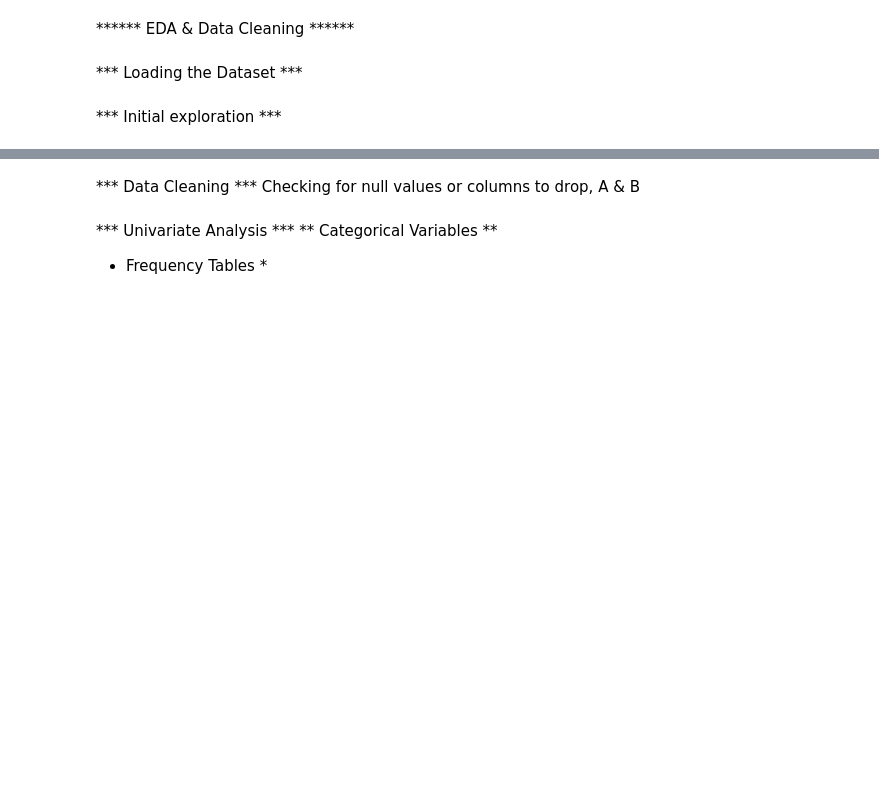
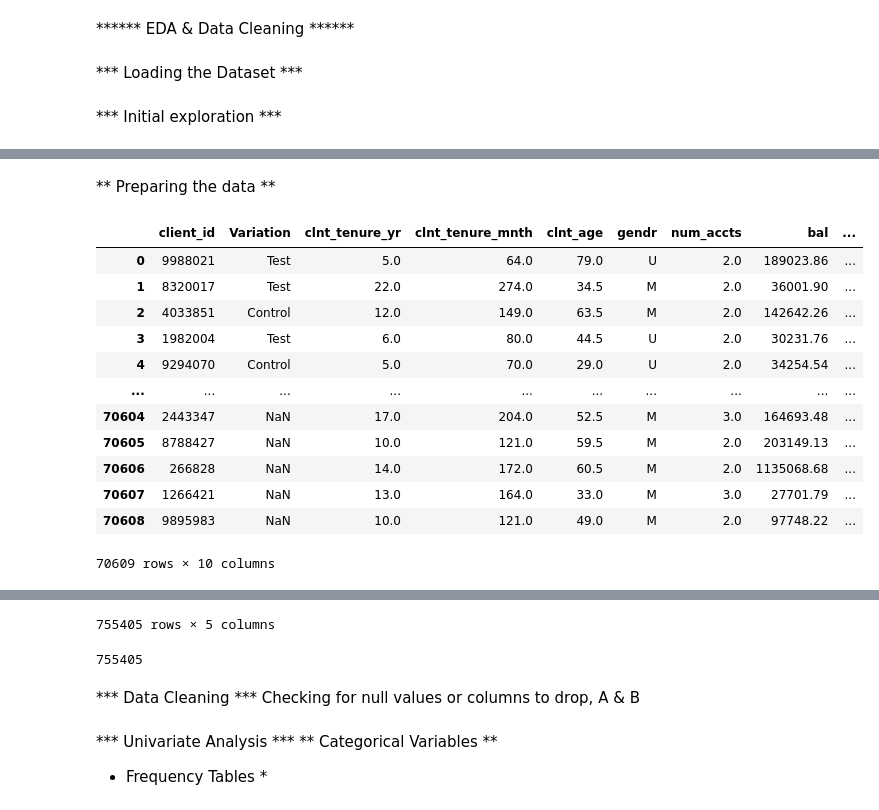
Before and after one commit to javierpeyriere/vanguard-ab-test, a Jupyter notebook: notebooks/vanguard-ab-test-work.ipynb, the cells around one changed output, grey strips where cells are left out. Drawn from its saved outputs; the diff is of its cells as text; code cells hidden in the pictures; blank space fills up the shorter version.

```diff
--- a/notebooks/vanguard-ab-test-work.ipynb
+++ b/notebooks/vanguard-ab-test-work.ipynb
@@ -98,4 +130,6 @@ dtype: object
 # %%
 *** Exploring numerical and categorical variables ***
+# %% [markdown]
+** Preparing the data **
 # %%
 # A to merge the two first files on client_id, and check the data (nulls, columns...) => to remove the 'useless columns'
@@ -102 +137,20 @@ dtype: object
 # B to concat the two last files on top of each other and check for duplicates... before organising the categories
+# %%
+df1 = pd.merge(df_exp_clients, df_demo, how = 'outer', on = 'client_id') # outer to keep the 15 empty values in case of
+df2 = pd.concat([df_data_pt_1, df_data_pt_2])
+display(df1)
+display(df2)
+# %% [output]
+|  | client_id | Variation | clnt_tenure_yr | clnt_tenure_mnth | clnt_age | gendr | num_accts | bal | ... |
+| 0 | 9988021 | Test | 5.0 | 64.0 | 79.0 | U | 2.0 | 189023.86 | ... |
+| 1 | 8320017 | Test | 22.0 | 274.0 | 34.5 | M | 2.0 | 36001.90 | ... |
+| 2 | 4033851 | Control | 12.0 | 149.0 | 63.5 | M | 2.0 | 142642.26 | ... |
+| 3 | 1982004 | Test | 6.0 | 80.0 | 44.5 | U | 2.0 | 30231.76 | ... |
+| 4 | 9294070 | Control | 5.0 | 70.0 | 29.0 | U | 2.0 | 34254.54 | ... |
+| ... | ... | ... | ... | ... | ... | ... | ... | ... | ... |
+| 70604 | 2443347 | NaN | 17.0 | 204.0 | 52.5 | M | 3.0 | 164693.48 | ... |
+| 70605 | 8788427 | NaN | 10.0 | 121.0 | 59.5 | M | 2.0 | 203149.13 | ... |
+| 70606 | 266828 | NaN | 14.0 | 172.0 | 60.5 | M | 2.0 | 1135068.68 | ... |
+| 70607 | 1266421 | NaN | 13.0 | 164.0 | 33.0 | M | 3.0 | 27701.79 | ... |
+| 70608 | 9895983 | NaN | 10.0 | 121.0 | 49.0 | M | 2.0 | 97748.22 | ... |
+70609 rows × 10 columns
@@ -102,0 +169 @@ dtype: object
+755405 rows × 5 columns
@@ -102,0 +193,5 @@ dtype: object
+# %%
+df1.to_sql('df1',engine, 'vanguard', if_exists='replace', index=False) # 'pushing' the data
+df2.to_sql('df2',engine, 'vanguard', if_exists='replace', index=False) # 'pushing' the data
+# %% [output]
+755405
```
Also changed, not shown: parts of 13 cells of this notebook.
